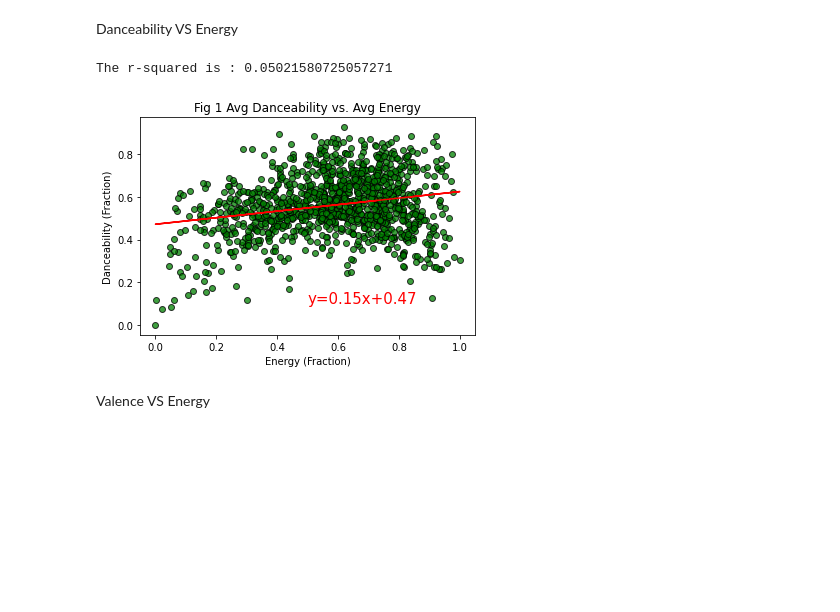
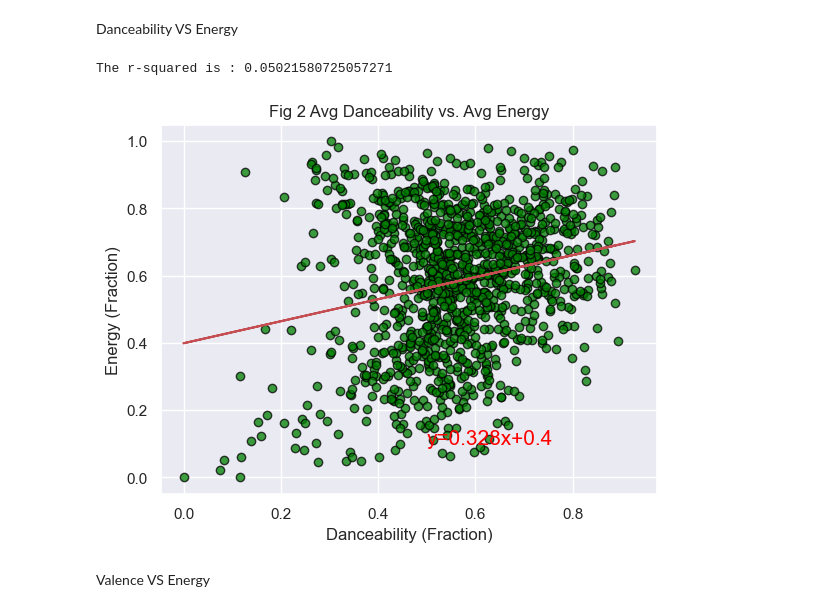
Before and after one commit to LievoisT/DataProject-Spotify, a Jupyter notebook: Chart_Analysis.ipynb, the cells around one changed output. Saved outputs shown, nothing was run; the diff lists cells and outputs as text; code cells hidden in the pictures; blank space fills up the shorter version.

Commit message:
Generating Presentation Charts

```diff
--- a/Chart_Analysis.ipynb
+++ b/Chart_Analysis.ipynb
@@ -63,3 +67,19 @@ audio_analysis
 | 7ypOZKaKGrCf3V6pOuaXiM | 0.789000 | 0.728000 | 0.645000 | 0.000013 | -7.869000 | 124.995000 | 0.12900 | 64.000000 |
 | 7zliF6Q946WznVk3ZMYhZX | 0.885250 | 0.838125 | 0.687875 | 0.000103 | -8.365625 | 109.298875 | 0.21975 | 39.375000 |
 1178 rows × 8 columns
+# %%
+audio_corr= audio_analysis.corr()
+# Generate a mask for the upper triangle
+mask = np.triu(np.ones_like(audio_corr, dtype=np.bool))
+
+# Set up the matplotlib figure
+f, ax = plt.subplots(figsize=(11, 9))
+
+# Generate a custom diverging colormap
+cmap = sns.diverging_palette(220, 10, as_cmap=True)
+
+# Draw the heatmap with the mask and correct aspect ratio
+sns.heatmap(audio_corr,mask=mask, cmap=cmap,vmin=-1,vmax=1, center=0,
+            square=True, linewidths=.5, cbar_kws={"shrink": .5},annot = True,)
+plt.title('Audio Features VS Popularity Correlation Matrix')
+plt.show()
@@ -68,30 +90,31 @@ audio_analysis
 def regression(x,y):
     (slope,intercept,rvalue,pvalue,stderr)=st.linregress(x,y)
     regress_values= x*slope+intercept
-    line_eq= "y=" + str(round(slope,2)) + "x+" + str(round(intercept,2))
+    line_eq= "y=" + str(round(slope,3)) + "x+" + str(round(intercept,2))
     r_squared= rvalue**2
     return regress_values,line_eq,r_squared
 # %% [markdown]
 Danceability VS Energy
 # %%
+sns.set(color_codes=True)
 #Plotting scatter chart, line curve, line equation
-dance_energy= regression(audio_analysis["Energy"], audio_analysis["Danceability"])
-plt.scatter(audio_analysis["Energy"],audio_analysis["Danceability"], marker="o",facecolor="green", edgecolor="black", alpha= 0.75)
+danceability_energy= regression(audio_analysis["Danceability"], audio_analysis["Energy"])
+plt.scatter(audio_analysis["Danceability"],audio_analysis["Energy"], marker="o",facecolor="green", edgecolor="black", alpha= 0.75)
 # Plotting the regression line
-plt.plot(audio_analysis["Energy"],dance_energy[0],"r-")
+plt.plot(audio_analysis["Danceability"],danceability_energy[0],"r-")
 #Printing the line equation
-plt.annotate(dance_energy[1],(0.5,0.1), fontsize=15, color="red")
-plt.xlabel("Energy (Fraction)")
-plt.ylabel("Danceability (Fraction)")
-plt.title("Fig 1 Avg Danceability vs. Avg Energy")
+plt.annotate(danceability_energy[1],(0.5,0.1), fontsize=15, color="red")
+plt.xlabel("Danceability (Fraction)")
+plt.ylabel("Energy (Fraction)")
+plt.title("Fig 2 Avg Danceability vs. Avg Energy")
 #Printing r-squared factor
-print(f"The r-squared is : {dance_energy[2]}")
+print(f"The r-squared is : {danceability_energy[2]}")
 #saving plot as "png" file
-plt.savefig("Fig1.png")
+plt.savefig("Fig2.png")
 plt.show()
 # %% [output]
 The r-squared is : 0.05021580725057271
-[figure, old version]
+[figure, new version]
 # %% [markdown]
 Valence VS Energy
 # %%
```
Also changed, not shown: parts of 34 cells of this notebook.
